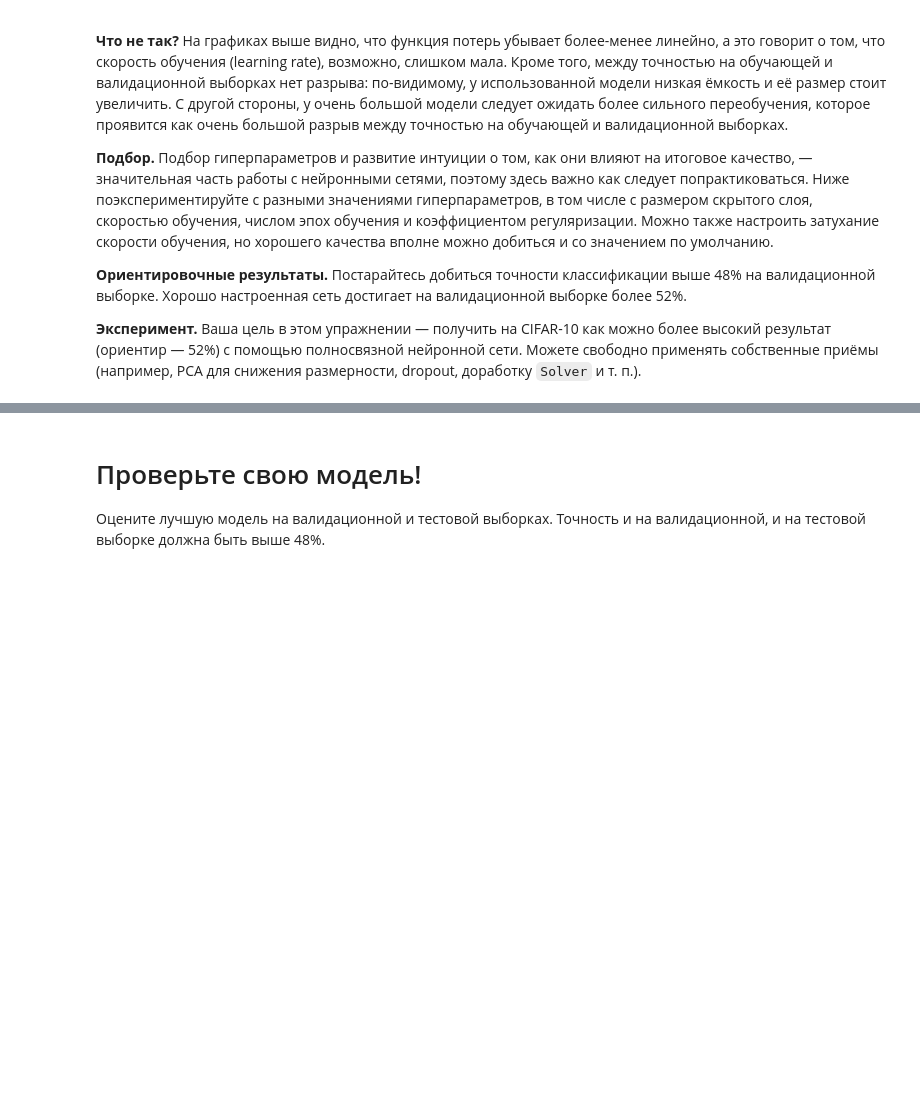
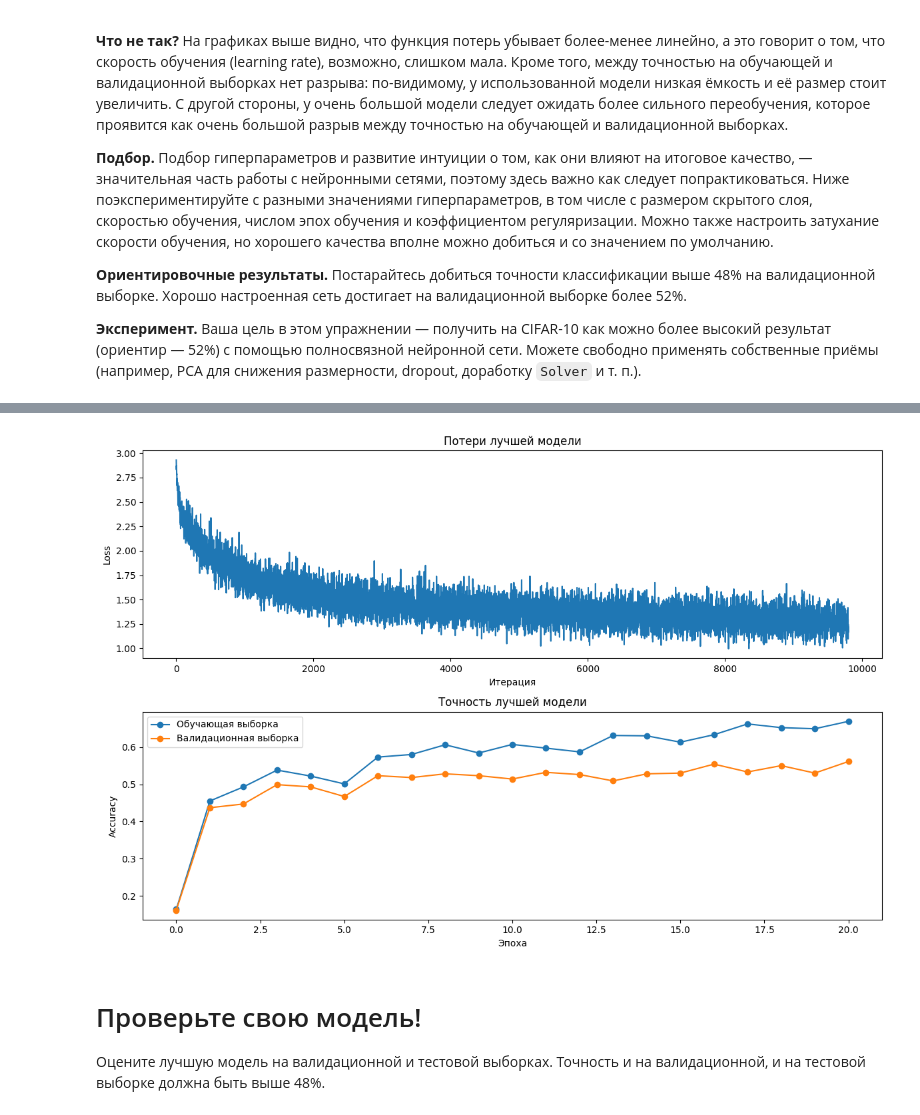
Before and after one commit to 5herl00ck/MagaDeepLearning, a Jupyter notebook: python/two_layer_net.ipynb, the cells around one changed output, grey strips where cells are left out. Drawn from its saved outputs; the diff is of its cells as text; code cells hidden in the pictures; blank space fills up the shorter version.

```diff
--- a/python/two_layer_net.ipynb
+++ b/python/two_layer_net.ipynb
@@ -287,7 +335,20 @@ solver = None
 # TODO: С помощью объекта Solver обучите TwoLayerNet так, чтобы              #
 # точность на валидационной выборке составила около 36%.                     #
 ##############################################################################
+solver = Solver(
+    model,
+    data,
+    update_rule="sgd",
+    optim_config={
+        "learning_rate": 1e-4,
+    },
+    lr_decay=0.95,
+    num_epochs=6,
+    batch_size=100,
+    print_every=100
+)
 
+solver.train()
 ##############################################################################
 #                             КОНЕЦ ВАШЕГО КОДА                              #
 ##############################################################################
@@ -357,7 +440,89 @@ best_model = None
 # будет удобнее написать код, который автоматически перебирает возможные        #
 # комбинации гиперпараметров, как в предыдущих упражнениях.                     #
 #################################################################################
+best_model = None
+best_solver = None
+best_config = None
+best_val = -1
 
+configurations = [
+    # hidden_size, weight_scale, learning_rate, reg
+    (100, 1e-3, 1e-3, 0.1),
+    (200, 1e-3, 1e-3, 0.1),
+    (200, 1e-3, 1e-3, 0.5),
+    (200, 2e-3, 1e-3, 0.5),
+]
+
+for hidden_size, weight_scale, learning_rate, reg in configurations:
+    model = TwoLayerNet(
+        input_dim=32 * 32 * 3,
+        hidden_dim=hidden_size,
+        num_classes=10,
+        weight_scale=weight_scale,
+        reg=reg
+    )
+
+    solver = Solver(
+        model,
+        data,
+        update_rule="sgd",
+        optim_config={"learning_rate": learning_rate},
+        lr_decay=0.95,
+        num_epochs=20,
+        batch_size=100,
+        print_every=200,
+        verbose=False
+    )
+
+    solver.train()
+
+    print(
+        f"hidden={hidden_size}, scale={weight_scale}, "
+        f"lr={learning_rate}, reg={reg}: "
+        f"val={solver.best_val_acc:.4f}"
+    )
+
+    if solver.best_val_acc > best_val:
+        best_val = solver.best_val_acc
+        best_model = model
+        best_solver = solver
+        best_config = (
+            hidden_size,
+            weight_scale,
+            learning_rate,
+            reg
+        )
+
+print("\nЛучшая конфигурация:", best_config)
+print("Лучшая валидационная точность:", best_val)
+
+plt.figure(figsize=(12, 8))
+
+plt.subplot(2, 1, 1)
+plt.plot(best_solver.loss_history)
+plt.title("Потери лучшей модели")
+plt.xlabel("Итерация")
+plt.ylabel("Loss")
+
+plt.subplot(2, 1, 2)
+plt.plot(
+    best_solver.train_acc_history,
+    "-o",
+    label="Обучающая выборка"
+)
+plt.plot(
+    best_solver.val_acc_history,
+    "-o",
+    label="Валидационная выборка"
+)
+plt.title("Точность лучшей модели")
+plt.xlabel("Эпоха")
+plt.ylabel("Accuracy")
+plt.legend()
+
+plt.tight_layout()
+plt.show()
 ################################################################################
 #                              КОНЕЦ ВАШЕГО КОДА                               #
 ################################################################################
+# %% [output]
@@ -364,3 +536,4 @@ best_model = None
+[figure, added]
 # %% [markdown]
 # Проверьте свою модель!
 Оцените лучшую модель на валидационной и тестовой выборках. Точность и на валидационной, и на тестовой выборке должна быть выше 48%.
```
Also changed, not shown: parts of 18 cells of this notebook, 10 other files.
